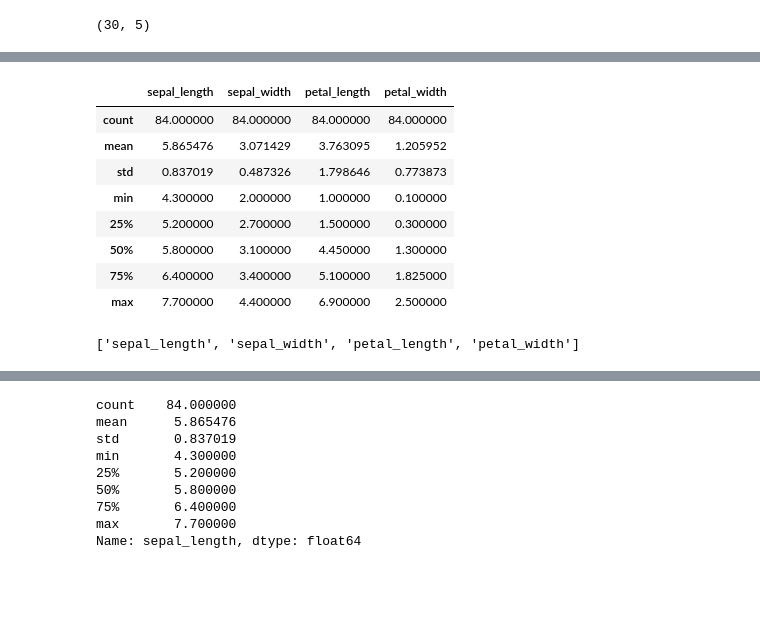
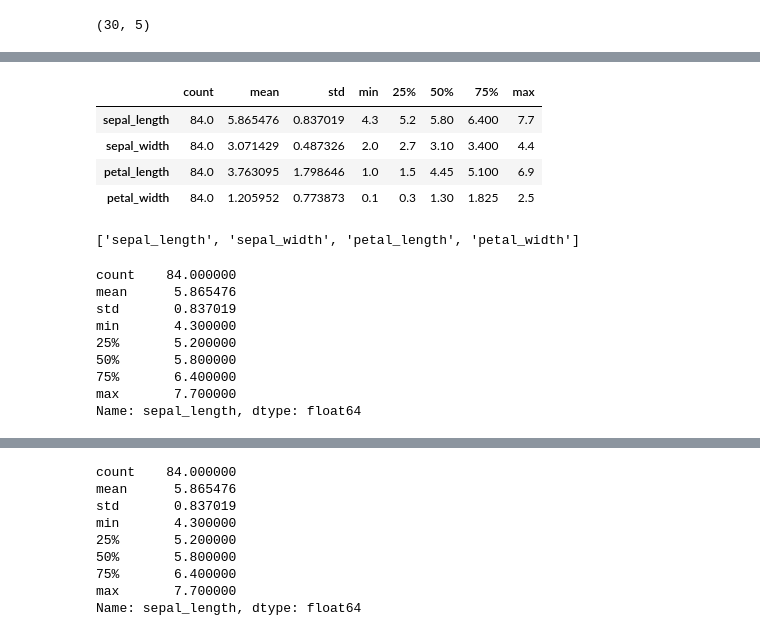
Before and after one commit to RichardAlcabes22/classification-exercises, a Jupyter notebook: classification_exercises.ipynb, the cells around one changed output, grey strips where cells are left out. Cells and saved outputs as stored; diff of their text form; code cells hidden in the pictures; blank space fills up the shorter version.

```diff
--- a/classification_exercises.ipynb
+++ b/classification_exercises.ipynb
@@ -637,3 +743,5 @@ iris.head()
 | 4 | 1 | 5 | 5.0 | 3.6 | 1.4 | 0.2 | setosa |
 # %%
 import prepare as prp
+iris = prp.prep_iris(iris)
+iris.head()
@@ -640,8 +755,7 @@ import prepare as prp
-# %%
-iris = iris.drop(columns=['species_id','measurement_id'])
-# %%
-iris = iris.rename(columns={'species_name':'species'})
 # %%
+# need to drop the one-hot encoding of the target variable...will lead to data leakage later on if we process
+# df as it is with target being encoded
+iris = iris.drop(columns=['versicolor','virginica'])
 iris.head()
 # %% [output]
 |  | sepal_length | sepal_width | petal_length | petal_width | species |
@@ -759,19 +925,27 @@ for col in num_cols:
 # %%
-# calculate descriptive stats for each num_col all cols are num_cols
-train_iris.describe()
+# calculate descriptive stats for each num_col all independent variable cols are num_cols
+train_iris.describe().T
 # %% [output]
-|  | sepal_length | sepal_width | petal_length | petal_width |
-| count | 84.000000 | 84.000000 | 84.000000 | 84.000000 |
-| mean | 5.865476 | 3.071429 | 3.763095 | 1.205952 |
-| std | 0.837019 | 0.487326 | 1.798646 | 0.773873 |
-| min | 4.300000 | 2.000000 | 1.000000 | 0.100000 |
-| 25% | 5.200000 | 2.700000 | 1.500000 | 0.300000 |
-| 50% | 5.800000 | 3.100000 | 4.450000 | 1.300000 |
-| 75% | 6.400000 | 3.400000 | 5.100000 | 1.825000 |
-| max | 7.700000 | 4.400000 | 6.900000 | 2.500000 |
+|  | count | mean | std | min | 25% | 50% | 75% | max |
+| sepal_length | 84.0 | 5.865476 | 0.837019 | 4.3 | 5.2 | 5.80 | 6.400 | 7.7 |
+| sepal_width | 84.0 | 3.071429 | 0.487326 | 2.0 | 2.7 | 3.10 | 3.400 | 4.4 |
+| petal_length | 84.0 | 3.763095 | 1.798646 | 1.0 | 1.5 | 4.45 | 5.100 | 6.9 |
+| petal_width | 84.0 | 1.205952 | 0.773873 | 0.1 | 0.3 | 1.30 | 1.825 | 2.5 |
 # %%
 num_cols
 # %% [output]
 ['sepal_length', 'sepal_width', 'petal_length', 'petal_width']
+# %%
+train_iris['sepal_length'].describe()
+# %% [output]
+count    84.000000
+mean      5.865476
+std       0.837019
+min       4.300000
+25%       5.200000
+50%       5.800000
+75%       6.400000
+max       7.700000
+Name: sepal_length, dtype: float64
 # %%
 for col in num_cols:
```
Also changed, not shown: parts of 74 cells of this notebook, 1 other file.
